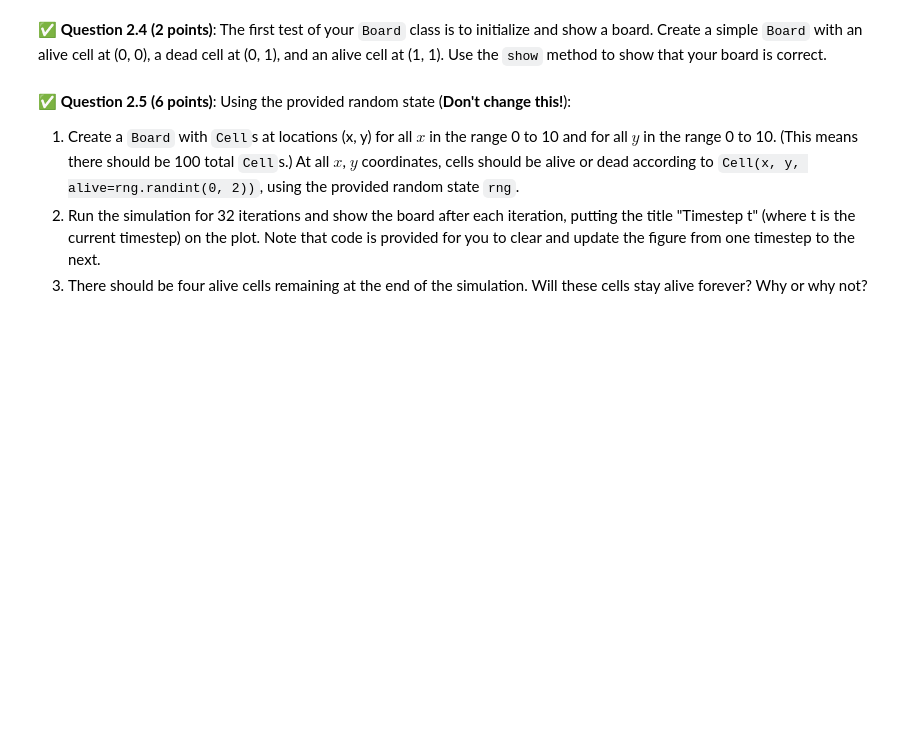
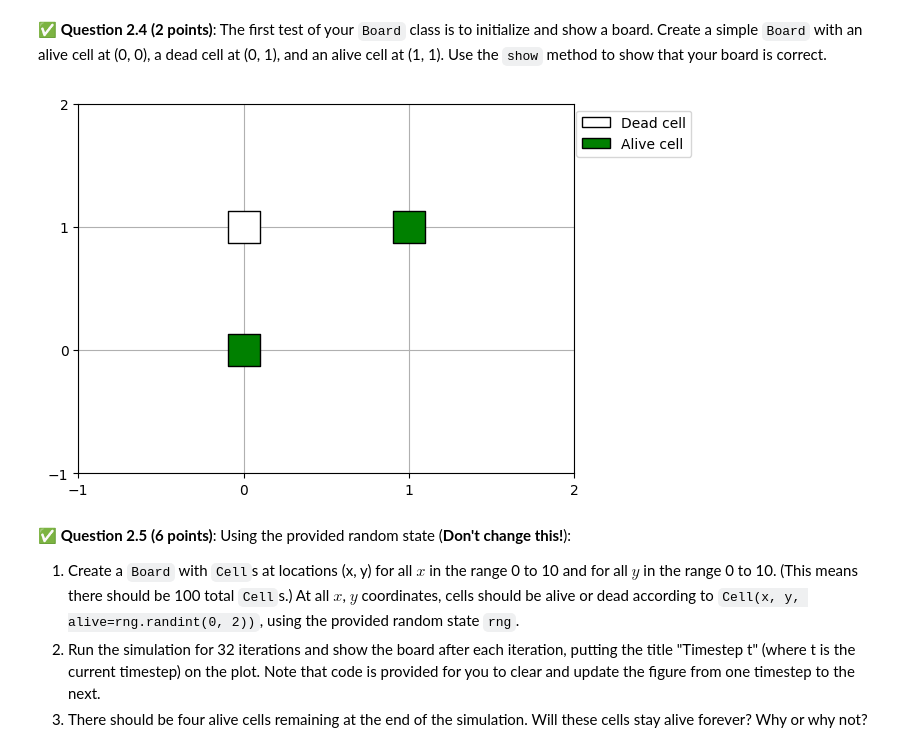
Before and after one commit to BigusMaximus/CMSE-202-Fall-2025, a Jupyter notebook: notebooks/Homeworks/hw-02/HW-02_ABMandGraphTheory-STUDENT.ipynb, the cells around one changed output. Drawn from its saved outputs; the diff is of its cells as text; code cells hidden in the pictures; blank space fills up the shorter version.

```diff
--- a/notebooks/Homeworks/hw-02/HW-02_ABMandGraphTheory-STUDENT.ipynb
+++ b/notebooks/Homeworks/hw-02/HW-02_ABMandGraphTheory-STUDENT.ipynb
@@ -147,6 +136,15 @@ assert copy == cell  # Note: The Python syntax `a == b` is shorthand for calling
 assert copy is not cell
 
 # Your code here. (Add another test for correctness with the Cell class.)
+c = Cell(1, 2, True)
+assert c.is_alive() is True
+c.kill()
+assert c.is_alive() is False
+c.live()
+assert c.is_alive() is True
+c.toggle()
+assert c.is_alive() is False
+assert c.position() == (1, 2)
 # %% [markdown]
 &#9989; **Question 2.3 (16 points)**: Complete the following `Board` class provided the template and docstrings. This class consists of a collection of `Cell`s and represents the ABM. Some methods are completed for you. You may add data or attributes if convenient, but **you must not remove or change any given attributes or methods from the template**.
 
@@ -307,3 +294,9 @@ class Board:
+# %%
+cells = [Cell(0, 0, True), Cell(0, 1, False), Cell(1, 1, True)]
+board = Board(cells)
+board.show(xlim=(-1, 2), ylim=(-1, 2))
+# %% [output]
+[figure, added]
 # %% [markdown]
 &#9989; **Question 2.5 (6 points)**: Using the provided random state (**Don't change this!**):
 
```
Also changed, not shown: parts of 15 cells of this notebook.
